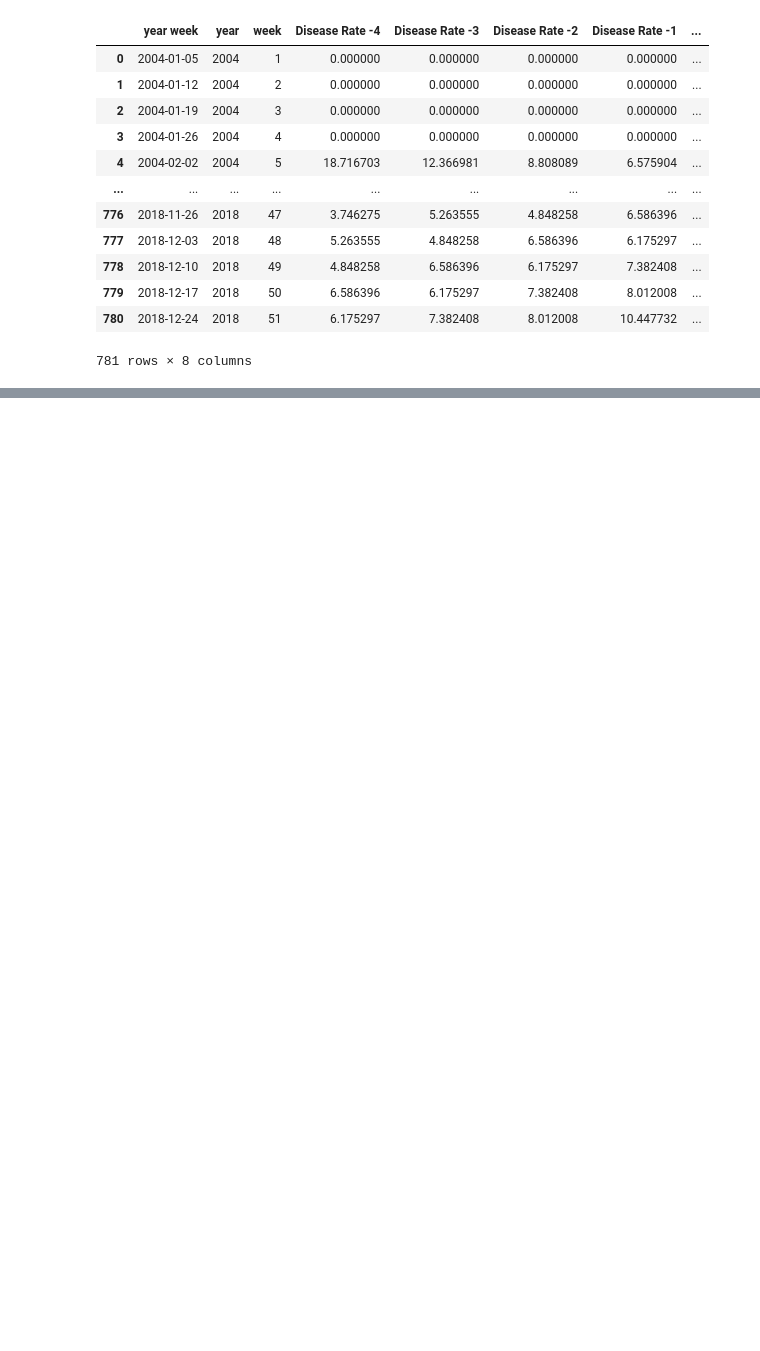
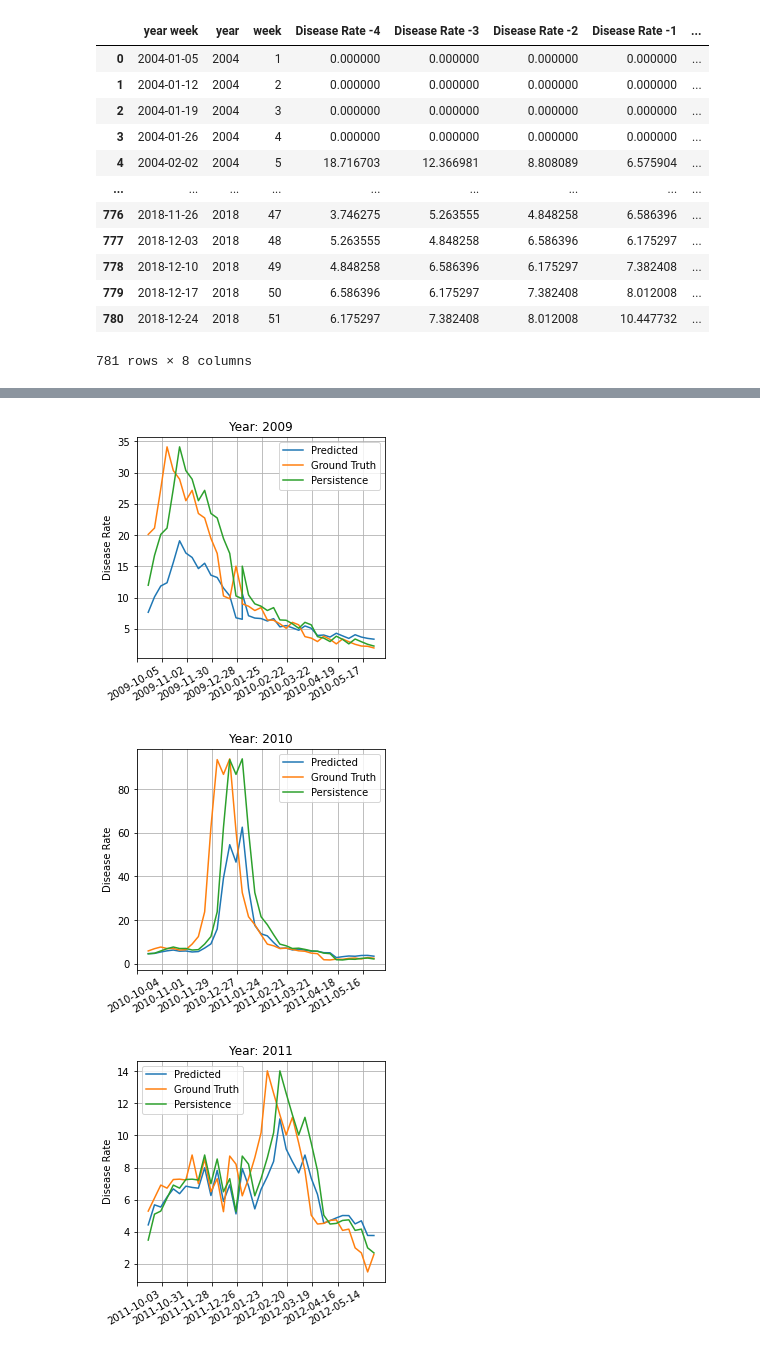
Before and after one commit to Influenza-Forecasting-Using-Online-Data/influenza-forecasting, a Jupyter notebook: models/Elastic Net.ipynb, the cells around one changed output, grey strips where cells are left out. Drawn from its saved outputs; the diff is of its cells as text; code cells hidden in the pictures; blank space fills up the shorter version.

```diff
--- a/models/Elastic Net.ipynb
+++ b/models/Elastic Net.ipynb
@@ -288,0 +316,3 @@ mse_df
+# %%
+pred_df_2 = create_pred_df(df, pred_2wk, 2)
+pred_df_2
@@ -288,0 +333,6 @@ mse_df
+# %%
+plot_graphs(pred_df_2)
+# %% [output]
+[figure, added]
+[figure, added]
+[figure, added]
```
Also changed, not shown: parts of 19 cells of this notebook.
